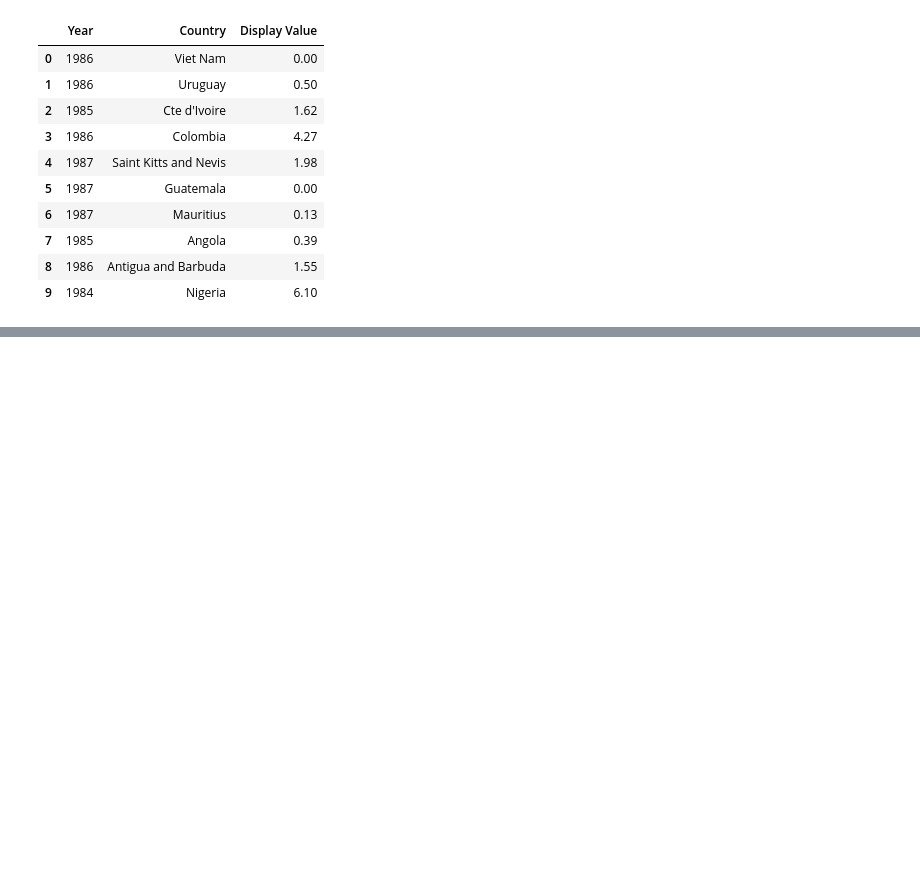
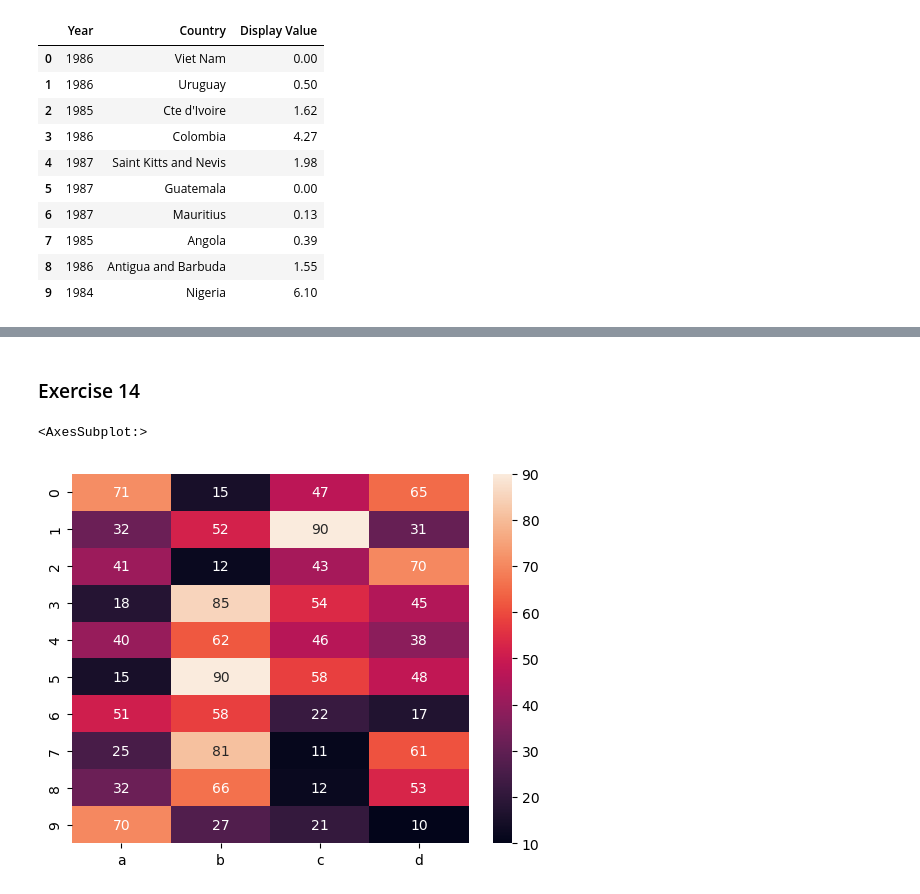
Before and after one commit to minemi-su/Exercises_PY, a Jupyter notebook: Data Manipulation/More_Exercises.ipynb, the cells around one changed output, grey strips where cells are left out. Saved outputs shown, nothing was run; the diff lists cells and outputs as text; code cells hidden in the pictures; blank space fills up the shorter version.

```diff
--- a/Data Manipulation/More_Exercises.ipynb
+++ b/Data Manipulation/More_Exercises.ipynb
@@ -116,0 +236,2 @@ T_world_alcohol.loc[0:9,["Year","Country","Display Value"]]
+# %%
+DF_13=pd.DataFrame(np.random.randint(0,100,size=(10,4)),columns=('a','b','c','d'))
@@ -116,0 +241,2 @@ T_world_alcohol.loc[0:9,["Year","Country","Display Value"]]
+# %%
+DF_color=DF_13.style.set_properties(**{'background-color': 'purple'},subset='a').set_properties(**{'background-color': 'tomato'},subset='b').set_properties(**{'background-color': 'teal'},subset='c').set_properties(**{'background-color': 'yellow'},subset='d')
@@ -116,0 +257,7 @@ T_world_alcohol.loc[0:9,["Year","Country","Display Value"]]
+# %% [markdown]
+### Exercise 14
+# %%
+sn.heatmap(DF_13, annot = True)
+# %% [output]
+<AxesSubplot:>
+[figure, added]
```
Also changed, not shown: parts of 25 cells of this notebook.
